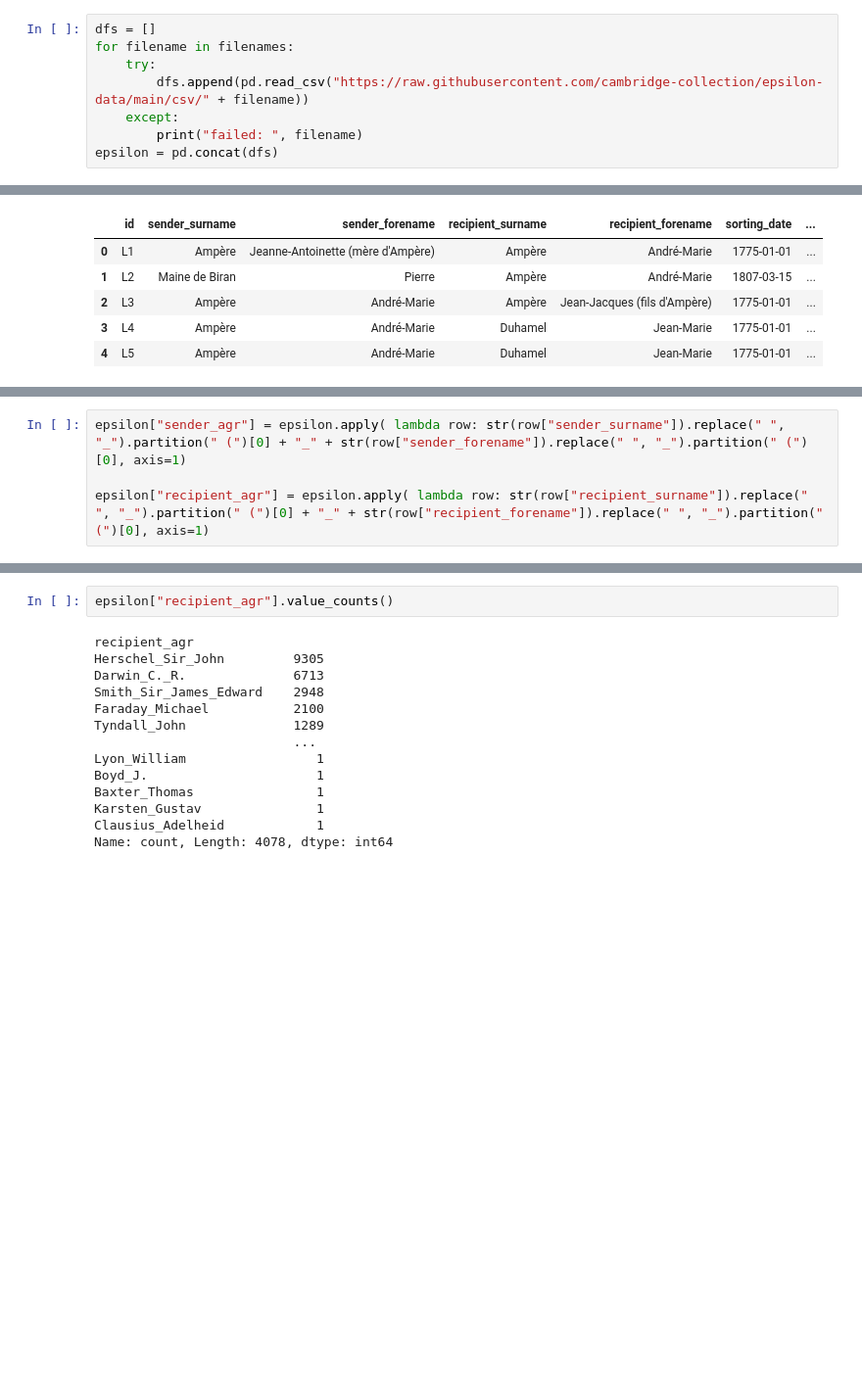
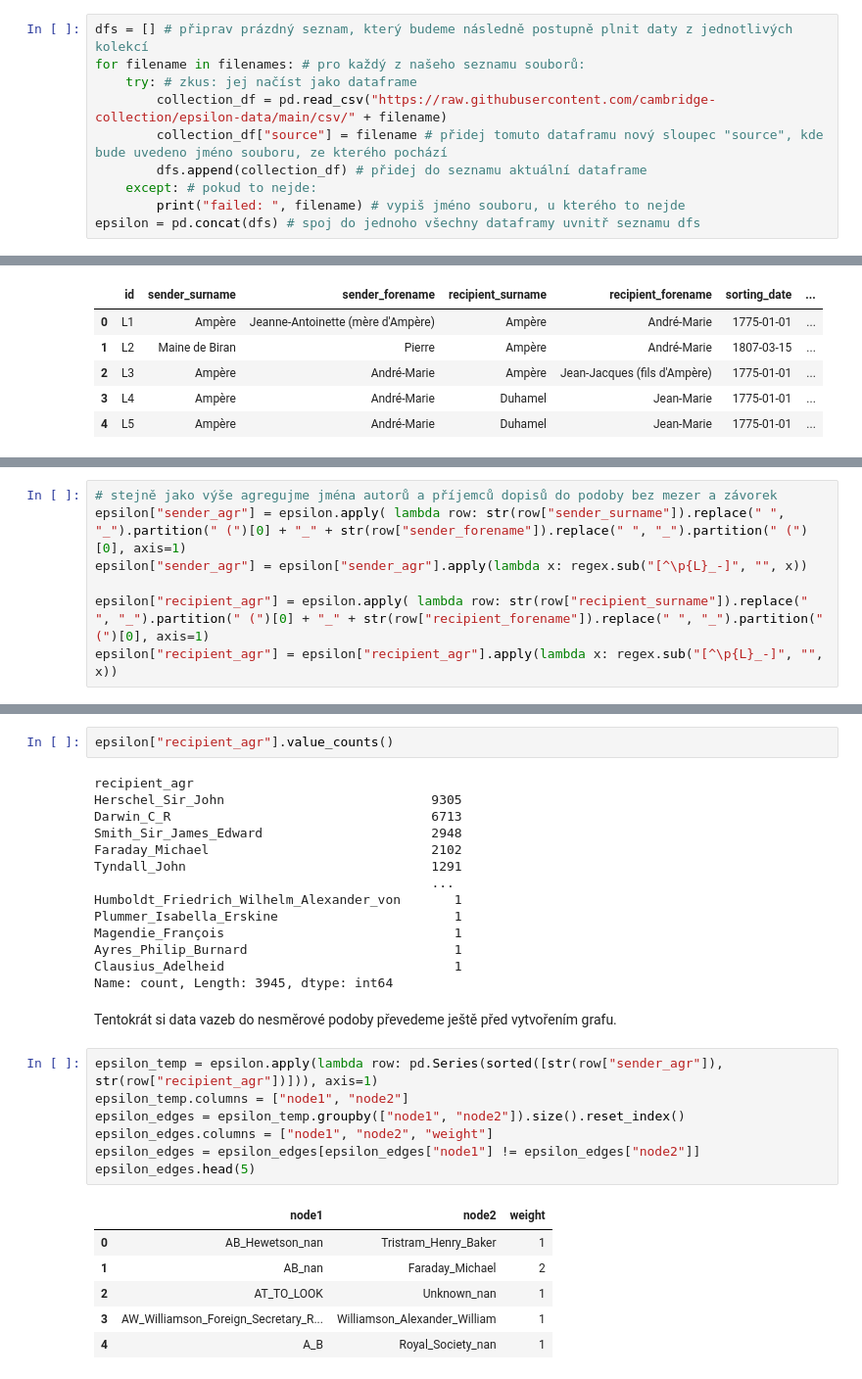
Before and after one commit to CCS-ZCU/pribehy-dat, a Jupyter notebook: scripts/5_sitova-analyza.ipynb, the cells around one changed output, grey strips where cells are left out. Shown at 98% size. Cells and saved outputs as stored; diff of their text form; blank space fills up the shorter version.

```diff
--- a/scripts/5_sitova-analyza.ipynb
+++ b/scripts/5_sitova-analyza.ipynb
@@ -405,11 +410,13 @@ filenames
 # %%
-dfs = []
-for filename in filenames:
-    try:
-        dfs.append(pd.read_csv("https://raw.githubusercontent.com/cambridge-collection/epsilon-data/main/csv/" + filename))
-    except:
-        print("failed: ", filename)
-epsilon = pd.concat(dfs)
+dfs = [] # připrav prázdný seznam, který budeme následně postupně plnit daty z jednotlivých kolekcí
+for filename in filenames: # pro každý z našeho seznamu souborů:
+    try: # zkus: jej načíst jako dataframe
+        collection_df = pd.read_csv("https://raw.githubusercontent.com/cambridge-collection/epsilon-data/main/csv/" + filename)
+        collection_df["source"] = filename # přidej tomuto dataframu nový sloupec "source", kde bude uvedeno jméno souboru, ze kterého pochází
+        dfs.append(collection_df) # přidej do seznamu aktuální dataframe
+    except: # pokud to nejde:
+        print("failed: ", filename) # vypiš jméno souboru, u kterého to nejde
+epsilon = pd.concat(dfs) # spoj do jednoho všechny dataframy uvnitř seznamu dfs
 # %% [output]
 failed:  darwin-family-letters.csv
 # %%
@@ -424,4 +436,7 @@ epsilon.head(5)
 # %%
+# stejně jako výše agregujme jména autorů a příjemců dopisů do podoby bez mezer a závorek
 epsilon["sender_agr"] = epsilon.apply( lambda row: str(row["sender_surname"]).replace(" ", "_").partition(" (")[0] + "_" + str(row["sender_forename"]).replace(" ", "_").partition(" (")[0], axis=1)
+epsilon["sender_agr"] = epsilon["sender_agr"].apply(lambda x: regex.sub("[^\p{L}_-]", "", x))
 
 epsilon["recipient_agr"] = epsilon.apply( lambda row: str(row["recipient_surname"]).replace(" ", "_").partition(" (")[0] + "_" + str(row["recipient_forename"]).replace(" ", "_").partition(" (")[0], axis=1)
+epsilon["recipient_agr"] = epsilon["recipient_agr"].apply(lambda x: regex.sub("[^\p{L}_-]", "", x))
@@ -445,15 +462,31 @@ Name: count, Length: 5828, dtype: int64
 epsilon["recipient_agr"].value_counts()
 # %% [output]
 recipient_agr
-Herschel_Sir_John         9305
-Darwin_C._R.              6713
-Smith_Sir_James_Edward    2948
-Faraday_Michael           2100
-Tyndall_John              1289
-                          ...
-Lyon_William                 1
-Boyd_J.                      1
-Baxter_Thomas                1
-Karsten_Gustav               1
-Clausius_Adelheid            1
-Name: count, Length: 4078, dtype: int64
+Herschel_Sir_John                           9305
+Darwin_C_R                                  6713
+Smith_Sir_James_Edward                      2948
+Faraday_Michael                             2102
+Tyndall_John                                1291
+                                            ...
+Humboldt_Friedrich_Wilhelm_Alexander_von       1
+Plummer_Isabella_Erskine                       1
+Magendie_François                              1
+Ayres_Philip_Burnard                           1
+Clausius_Adelheid                              1
+Name: count, Length: 3945, dtype: int64
+# %% [markdown]
+Tentokrát si data vazeb do nesměrové podoby převedeme ještě před vytvořením grafu.
+# %%
+epsilon_temp = epsilon.apply(lambda row: pd.Series(sorted([str(row["sender_agr"]), str(row["recipient_agr"])])), axis=1)
+epsilon_temp.columns = ["node1", "node2"]
+epsilon_edges = epsilon_temp.groupby(["node1", "node2"]).size().reset_index()
+epsilon_edges.columns = ["node1", "node2", "weight"]
+epsilon_edges = epsilon_edges[epsilon_edges["node1"] != epsilon_edges["node2"]]
+epsilon_edges.head(5)
+# %% [output]
+|  | node1 | node2 | weight |
+| 0 | AB_Hewetson_nan | Tristram_Henry_Baker | 1 |
+| 1 | AB_nan | Faraday_Michael | 2 |
+| 2 | AT_TO_LOOK | Unknown_nan | 1 |
+| 3 | AW_Williamson_Foreign_Secretary_R... | Williamson_Alexander_William | 1 |
+| 4 | A_B | Royal_Society_nan | 1 |
```
Also changed, not shown: parts of 35 cells of this notebook.
